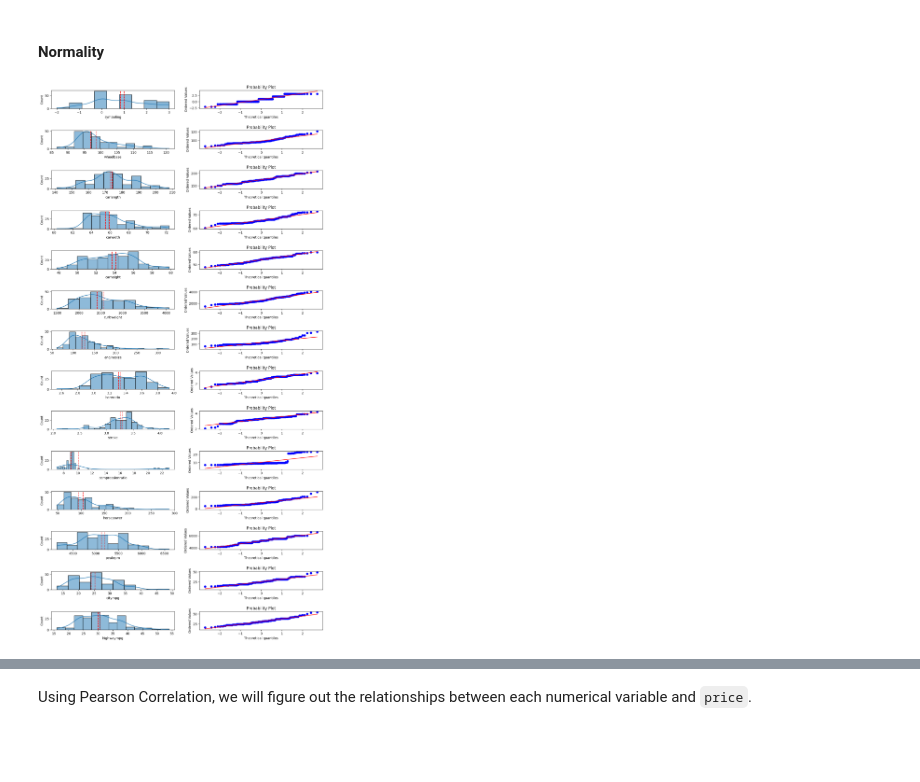
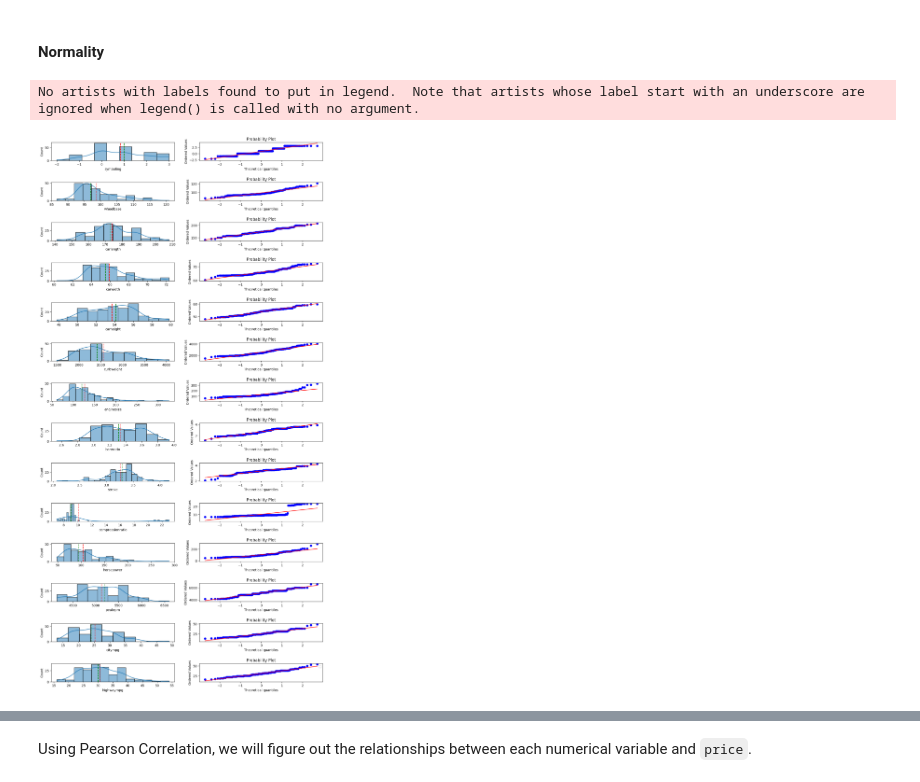
Before and after one commit to lojnys/data_science_project, a Jupyter notebook: car_pricing_assignment/car_price_linear_regression.ipynb, the cells around one changed output, grey strips where cells are left out. Saved outputs shown, nothing was run; the diff lists cells and outputs as text; code cells hidden in the pictures; blank space fills up the shorter version.

```diff
--- a/car_pricing_assignment/car_price_linear_regression.ipynb
+++ b/car_pricing_assignment/car_price_linear_regression.ipynb
@@ -534,20 +534,24 @@ plt.show()
 # %%
 from scipy import stats
 
 fig, ax = plt.subplots(nrows=14, ncols=2, figsize=(15,30))
 
 for i, column in enumerate(list(num_only_df.columns[:14])):
     # Histogram with Kernel Density Estimation
     sns.histplot(x=num_only_df[column], ax=ax[i,0], kde=True)
 
     # Central Tendency Lines
-    ax[i,0].axvline(num_only_df[column].mean(), color='red', linestyle='--')
-    ax[i,0].axvline(num_only_df[column].median(), color='red', linestyle='--')
+    ax[i,0].axvline(num_only_df[column].mean(), color='red', linestyle='--', label='Mean')
+    ax[i,0].axvline(num_only_df[column].median(), color='green', linestyle='--', label='Median')
 
     # Q-Q Plot
     stats.probplot(num_only_df[column], dist="norm", plot=ax[i,1])
 
+
+
 plt.subplots_adjust(hspace=1.2)
+plt.legend()
 plt.show()
 # %% [output]
+No artists with labels found to put in legend.  Note that artists whose label start with an underscore are ignored when legend() is called with no argument.
-[figure, old version]
+[figure, new version]
```
Also changed, not shown: parts of 3 cells of this notebook.
